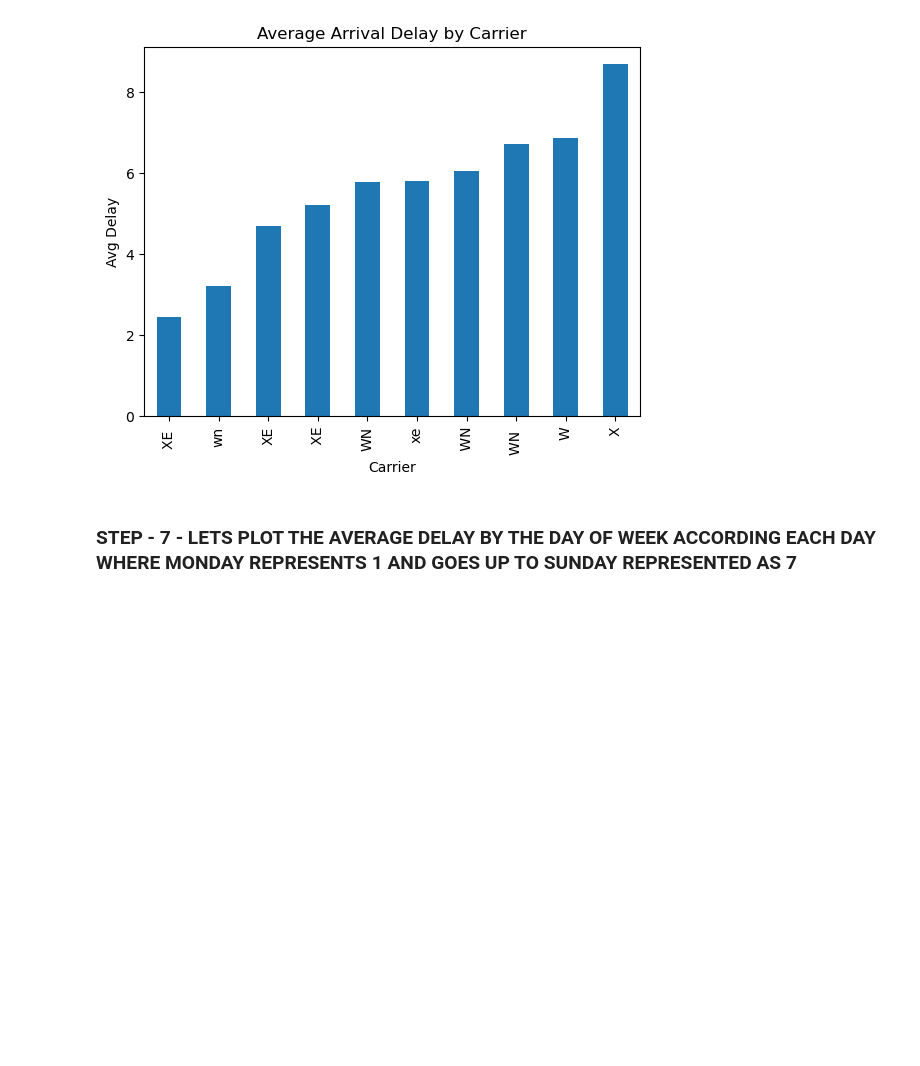
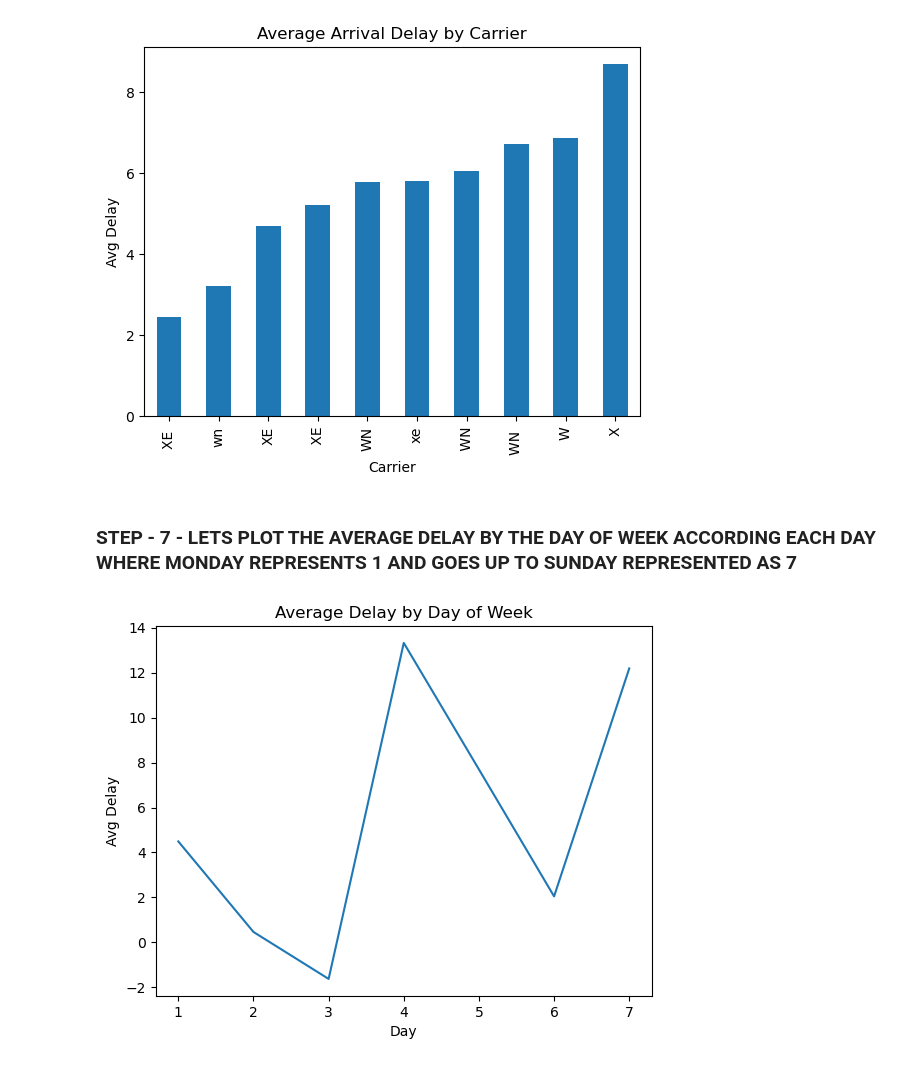
Before and after one commit to Amg1703/Principles-of-Data-Science-Assignment-, a Jupyter notebook: Airline_Delay_Dataset_EDA.ipynb, the cells around one changed output. Cells and saved outputs as stored; diff of their text form; code cells hidden in the pictures; blank space fills up the shorter version.

Commit message:
Pushing codebase for Airline Delya Dataset with intial EDA and plotting distribution of attributes like carriers, average delay of day of week and the distribution of delays

```diff
--- a/Airline_Delay_Dataset_EDA.ipynb
+++ b/Airline_Delay_Dataset_EDA.ipynb
@@ -140,3 +140,13 @@ plt.show()
 [figure]
 # %% [markdown]
 ### STEP - 7 - LETS PLOT THE AVERAGE DELAY BY THE DAY OF WEEK ACCORDING EACH DAY WHERE MONDAY REPRESENTS 1 AND GOES UP TO SUNDAY REPRESENTED AS 7
+# %%
+# Delay by day of week
+plt.figure()
+airline_delay_df.groupby('DayOfWeek')['ArrDelay'].mean().plot()
+plt.title("Average Delay by Day of Week")
+plt.xlabel("Day")
+plt.ylabel("Avg Delay")
+plt.show()
+# %% [output]
+[figure, added]
```
